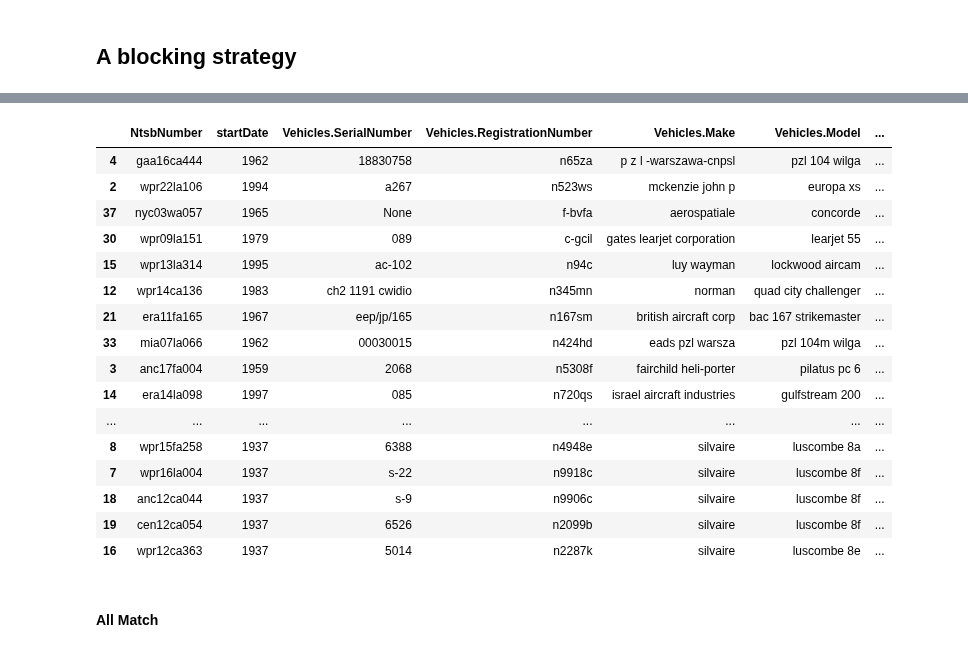
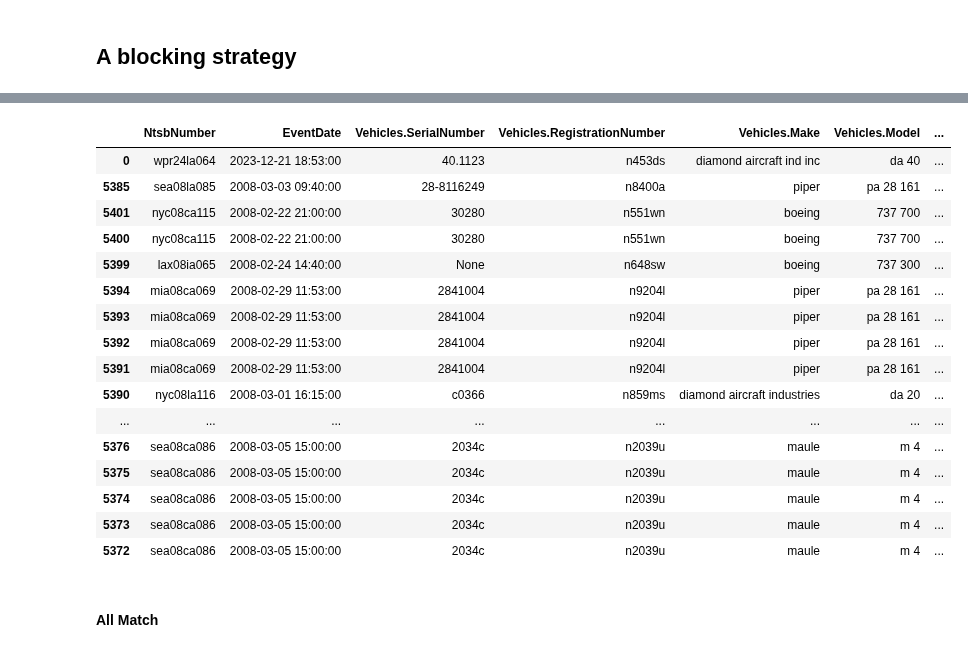
Before and after one commit to tratom/fcul-ipai-project, a Jupyter notebook: project.ipynb, the cells around one changed output, grey strips where cells are left out. Cells and saved outputs as stored; diff of their text form; code cells hidden in the pictures.

Commit message:
1. New dataset from ICAO API 2. Total match 8687 3. Relevant variables to consider in the analysis of accidents: engine_count and engine_type

```diff
--- a/project.ipynb
+++ b/project.ipynb
@@ -604,71 +601,73 @@ def clean_text(s):
 # %%
-# === Data Frame Load ===
-df_aircraft = pd.read_pickle(PATH+FILTERED_PATH+'aircraft.pkl')
-df_ntsb = pd.read_pickle(PATH+FILTERED_PATH+'ntsb.pkl')
+
+# === 1. Data Loading ===
+# Caricamento dei dataset
+df_aircraft = pd.read_csv('data_sources\combined_aircraft_data.csv')
+df_ntsb = pd.read_pickle(PATH + FILTERED_PATH + 'ntsb.pkl')
+
+# Selezione delle colonne necessarie
 df_ntsb_model = df_ntsb[['NtsbNumber', 'EventDate', 'Vehicles.SerialNumber',
                          'Vehicles.RegistrationNumber', 'Vehicles.Make', 'Vehicles.Model']].copy()
 
 # === 2. Data Cleaning and Normalization ===
+def clean_text(s):
+    return re.sub(r'\W+', ' ', str(s)).lower().strip()
+
 df_ntsb_model['Vehicles.Model'] = df_ntsb_model['Vehicles.Model'].apply(clean_text)
-df_aircraft['aircraft'] = df_aircraft['aircraft'].apply(clean_text)
+df_ntsb_model['Vehicles.Make'] = df_ntsb_model['Vehicles.Make'].apply(clean_text)
+
+df_aircraft['model_no'] = df_aircraft['model_no'].apply(clean_text)
+df_aircraft['manufacturer_code'] = df_aircraft['manufacturer_code'].apply(clean_text)
 
 df_ntsb_model.dropna(subset=['Vehicles.Model'], inplace=True)
-df_aircraft.dropna(subset=['aircraft'], inplace=True)
+df_aircraft.dropna(subset=['model_no'], inplace=True)
 
-# === 3. Similarity Setup ===
+# === 3. Similarity Setup (Jaro-Winkler + Levenshtein) ===
 jw = sm.JaroWinkler()
 lev = sm.Levenshtein()
-jac = sm.Jaccard()
-qgram = sm.QgramTokenizer(qval=3)
 
-# === 4. Matching with Q-gram and Numeric Filtering ===
-df_ntsb_model['qgrams'] = df_ntsb_model['Vehicles.Model'].apply(lambda x: set(qgram.tokenize(x)))
-df_aircraft['qgrams'] = df_aircraft['aircraft'].apply(lambda x: set(qgram.tokenize(x)))
+# === 4. Matching with Optimized Loop ===
 matches = []
+
+# Precomputa gli n-gram per ogni modello nel DataFrame di Aircraft
+aircraft_grams = {index: set(model.split()) for index, model in enumerate(df_aircraft['model_no'])}
 
 for i, ntsb_row in df_ntsb_model.iterrows():
     model_ntsb = ntsb_row['Vehicles.Model']
-    grams_ntsb = ntsb_row['qgrams']
+    grams_ntsb = set(model_ntsb.split())
 
-    for j, aircraft_row in df_aircraft.iterrows():
-        model_aircraft = aircraft_row['aircraft']
-        grams_aircraft = aircraft_row['qgrams']
+    # Filtro preliminare basato sugli n-grammi
+    for idx, grams_aircraft in aircraft_grams.items():
+        if len(grams_ntsb & grams_aircraft) >= 2:
+            model_aircraft = df_aircraft.loc[idx, 'model_no']
 
-        # BLOCKING: at least 2 shared q-grams or a substring match
-        blocking_pass = (
-            len(grams_ntsb & grams_aircraft) >= 2 or
-            model_aircraft in model_ntsb or
-            model_ntsb in model_aircraft
-        )
-
-        if blocking_pass:
             # Numeric Filter: numbers must match if present
             nums_ntsb = re.findall(r'\d+', model_ntsb)
             nums_aircraft = re.findall(r'\d+', model_aircraft)
 
             if nums_ntsb and nums_aircraft and nums_ntsb != nums_aircraft:
-                continue  # i numeri non coincidono → scarto
+                continue
 
-            # Computing the Three Similarity Scores
+            # Computing the Two Similarity Scores
             jw_score = jw.get_sim_score(model_ntsb, model_aircraft)
             lev_score = lev.get_sim_score(model_ntsb, model_aircraft)
-            jac_score = jac.get_sim_score(model_ntsb.split(), model_aircraft.split())
 
             # Linear Rule
-            final_score = 0.4 * jw_score + 0.3 * lev_score + 0.3 * jac_score
+            final_score = 0.5 * jw_score + 0.5 * lev_score
 
             if final_score > 0.75:
                 matches.append({
                     'NtsbNumber': ntsb_row['NtsbNumber'],
-                    'startDate': aircraft_row['startDate'],
+                    'EventDate': ntsb_row['EventDate'],
                     'Vehicles.SerialNumber': ntsb_row['Vehicles.SerialNumber'],
                     'Vehicles.RegistrationNumber': ntsb_row['Vehicles.RegistrationNumber'],
                     'Vehicles.Make': ntsb_row['Vehicles.Make'],
                     'Vehicles.Model': model_ntsb,
-                    'Matched_Aircraft': model_aircraft,
+                    'Matched_Aircraft_Model': model_aircraft,
+                    'engine_count': df_aircraft.loc[idx, 'engine_count'] if 'engine_count' in df_aircraft.columns else None,
+                    'engine_type': df_aircraft.loc[idx, 'engine_type'] if 'engine_type' in df_aircraft.columns else None,
                     'JW_Score': round(jw_score, 3),
                     'LEV_Score': round(lev_score, 3),
-                    'JAC_Score': round(jac_score, 3),
                     'SimilarityScore': round(final_score, 4)
                 })
 
@@ -680,5 +679,7 @@ else:
     print(f"Matches Found: {len(df_matches)}")
     print("Columns:", df_matches.columns.tolist())
     df_matches = df_matches.sort_values(by='SimilarityScore', ascending=False)
+
+    # Visualizzazione dei primi 25 risultati
     display(df_matches.head(25))
 # %% [output]
@@ -687,20 +688,20 @@ Colonne: ['NtsbNumber', 'startDate', 'Vehicles.SerialNumber', 'Vehicles.Registra
-|  | NtsbNumber | startDate | Vehicles.SerialNumber | Vehicles.RegistrationNumber | Vehicles.Make | Vehicles.Model | ... |
-| 4 | gaa16ca444 | 1962 | 18830758 | n65za | p z l -warszawa-cnpsl | pzl 104 wilga | ... |
-| 2 | wpr22la106 | 1994 | a267 | n523ws | mckenzie john p | europa xs | ... |
-| 37 | nyc03wa057 | 1965 | None | f-bvfa | aerospatiale | concorde | ... |
-| 30 | wpr09la151 | 1979 | 089 | c-gcil | gates learjet corporation | learjet 55 | ... |
-| 15 | wpr13la314 | 1995 | ac-102 | n94c | luy wayman | lockwood aircam | ... |
-| 12 | wpr14ca136 | 1983 | ch2 1191 cwidio | n345mn | norman | quad city challenger | ... |
-| 21 | era11fa165 | 1967 | eep/jp/165 | n167sm | british aircraft corp | bac 167 strikemaster | ... |
-| 33 | mia07la066 | 1962 | 00030015 | n424hd | eads pzl warsza | pzl 104m wilga | ... |
-| 3 | anc17fa004 | 1959 | 2068 | n5308f | fairchild heli-porter | pilatus pc 6 | ... |
-| 14 | era14la098 | 1997 | 085 | n720qs | israel aircraft industries | gulfstream 200 | ... |
+|  | NtsbNumber | EventDate | Vehicles.SerialNumber | Vehicles.RegistrationNumber | Vehicles.Make | Vehicles.Model | ... |
+| 0 | wpr24la064 | 2023-12-21 18:53:00 | 40.1123 | n453ds | diamond aircraft ind inc | da 40 | ... |
+| 5385 | sea08la085 | 2008-03-03 09:40:00 | 28-8116249 | n8400a | piper | pa 28 161 | ... |
+| 5401 | nyc08ca115 | 2008-02-22 21:00:00 | 30280 | n551wn | boeing | 737 700 | ... |
+| 5400 | nyc08ca115 | 2008-02-22 21:00:00 | 30280 | n551wn | boeing | 737 700 | ... |
+| 5399 | lax08ia065 | 2008-02-24 14:40:00 | None | n648sw | boeing | 737 300 | ... |
+| 5394 | mia08ca069 | 2008-02-29 11:53:00 | 2841004 | n9204l | piper | pa 28 161 | ... |
+| 5393 | mia08ca069 | 2008-02-29 11:53:00 | 2841004 | n9204l | piper | pa 28 161 | ... |
+| 5392 | mia08ca069 | 2008-02-29 11:53:00 | 2841004 | n9204l | piper | pa 28 161 | ... |
+| 5391 | mia08ca069 | 2008-02-29 11:53:00 | 2841004 | n9204l | piper | pa 28 161 | ... |
+| 5390 | nyc08la116 | 2008-03-01 16:15:00 | c0366 | n859ms | diamond aircraft industries | da 20 | ... |
 | ... | ... | ... | ... | ... | ... | ... | ... |
-| 8 | wpr15fa258 | 1937 | 6388 | n4948e | silvaire | luscombe 8a | ... |
-| 7 | wpr16la004 | 1937 | s-22 | n9918c | silvaire | luscombe 8f | ... |
-| 18 | anc12ca044 | 1937 | s-9 | n9906c | silvaire | luscombe 8f | ... |
-| 19 | cen12ca054 | 1937 | 6526 | n2099b | silvaire | luscombe 8f | ... |
-| 16 | wpr12ca363 | 1937 | 5014 | n2287k | silvaire | luscombe 8e | ... |
+| 5376 | sea08ca086 | 2008-03-05 15:00:00 | 2034c | n2039u | maule | m 4 | ... |
+| 5375 | sea08ca086 | 2008-03-05 15:00:00 | 2034c | n2039u | maule | m 4 | ... |
+| 5374 | sea08ca086 | 2008-03-05 15:00:00 | 2034c | n2039u | maule | m 4 | ... |
+| 5373 | sea08ca086 | 2008-03-05 15:00:00 | 2034c | n2039u | maule | m 4 | ... |
+| 5372 | sea08ca086 | 2008-03-05 15:00:00 | 2034c | n2039u | maule | m 4 | ... |
 # %% [markdown]
 #### All Match
 # %%
```
Also changed, not shown: parts of 6 cells of this notebook, 4 other files.
